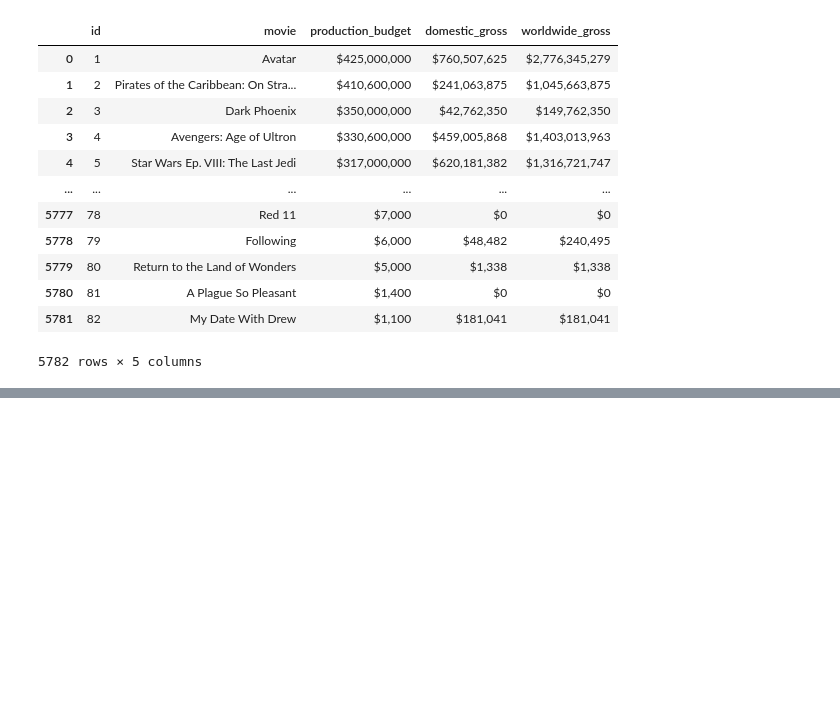
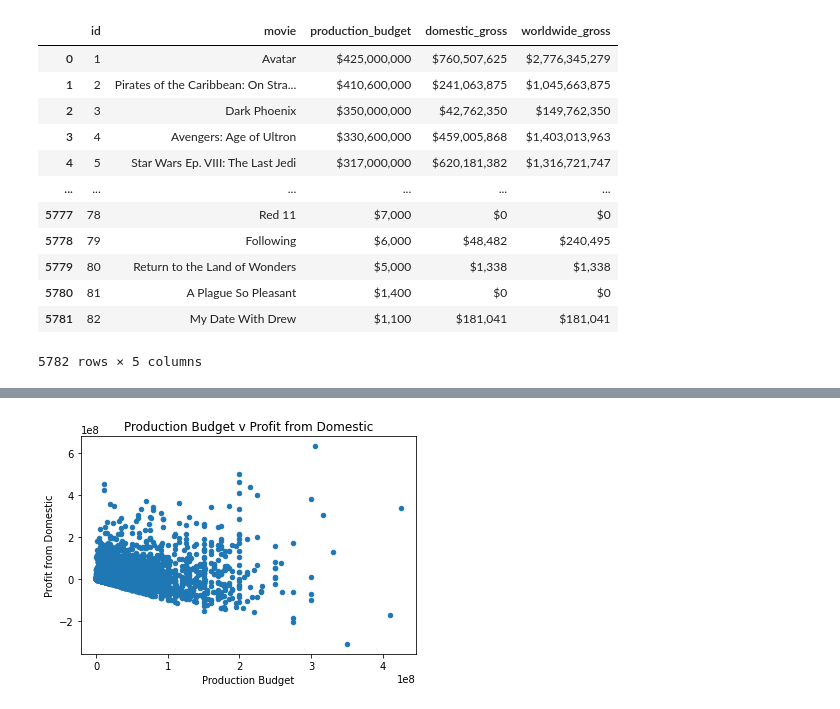
Before and after one commit to claragiurgiu/Microsoft-Movie-Studio-EDA, a Jupyter notebook: AlvarosCode.ipynb, the cells around one changed output, grey strips where cells are left out. Saved outputs shown, nothing was run; the diff lists cells and outputs as text; code cells hidden in the pictures; blank space fills up the shorter version.

```diff
--- a/AlvarosCode.ipynb
+++ b/AlvarosCode.ipynb
@@ -141 +267,6 @@ updated_tn_df.sort_values(by='worldwide_gross', ascending=False)
 5782 rows × 5 columns
+# %%
+updated_tn_df['Profit from Domestic'] = updated_tn_df['domestic_gross'] - updated_tn_df['production_budget']
+updated_tn_df['Profit from Worldwide'] = updated_tn_df['worldwide_gross'] - updated_tn_df['production_budget']
+
+updated_tn_df
@@ -141,0 +321,10 @@ updated_tn_df.sort_values(by='worldwide_gross', ascending=False)
+# %%
+updated_tn_df.plot(x='production_budget', y='Profit from Domestic', kind='scatter')
+
+plt.xlabel('Production Budget')
+plt.ylabel('Profit from Domestic')
+plt.title('Production Budget v Profit from Domestic')
+
+plt.show()
+# %% [output]
+[figure, added]
```
Also changed, not shown: parts of 26 cells of this notebook.
